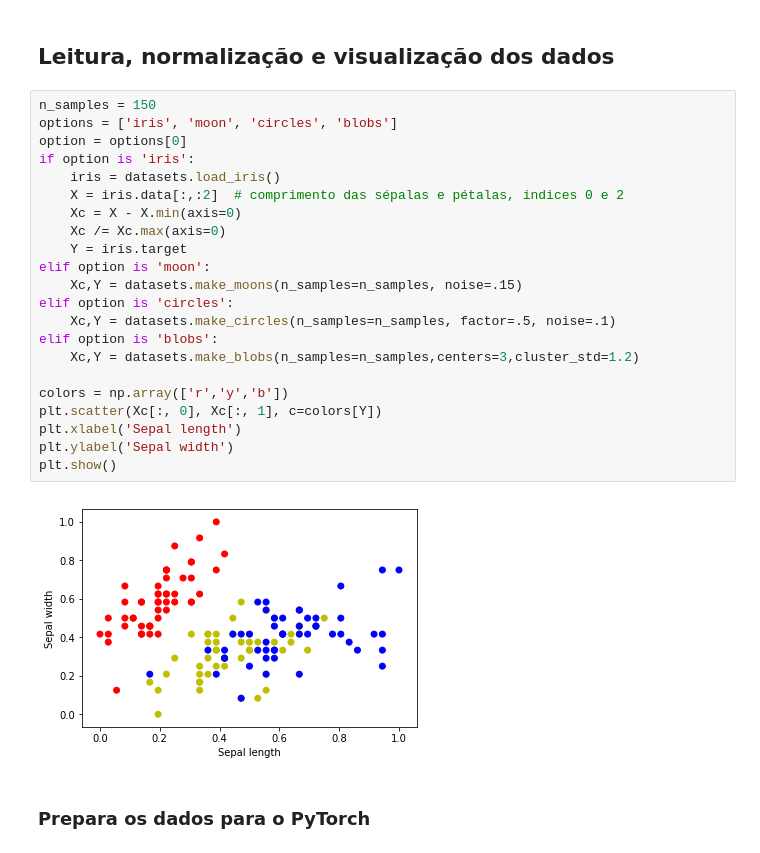
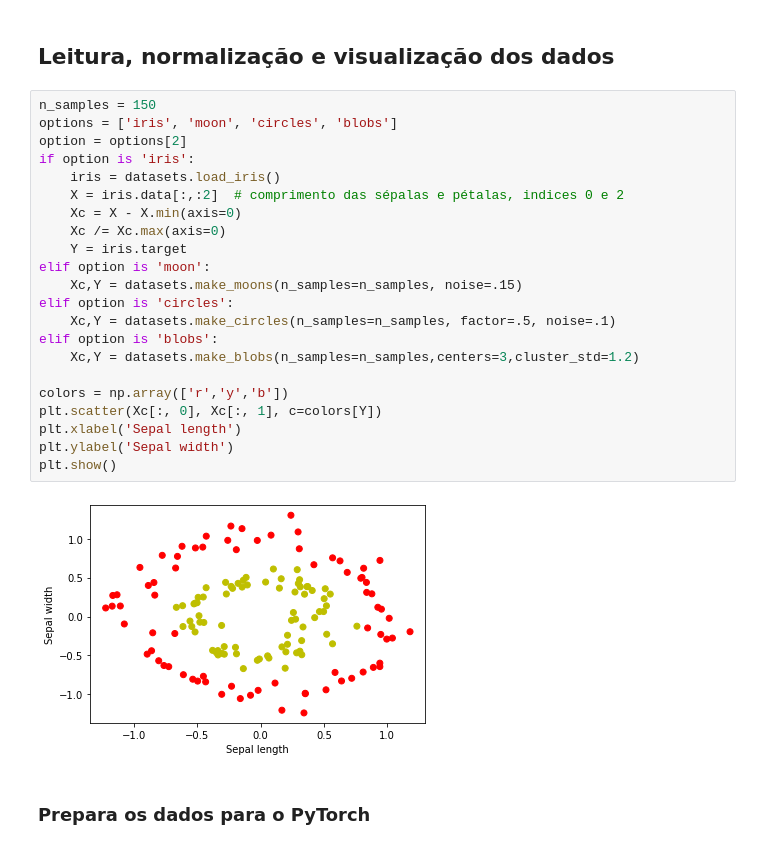
Before and after one commit to robertoalotufo/rnap, a Jupyter notebook: PyTorch/Iris-dataset-2-ou-mais-camadas-fronteira-dinamica.ipynb, the cells around one changed output. Cells and saved outputs as stored; diff of their text form.

```diff
--- a/PyTorch/Iris-dataset-2-ou-mais-camadas-fronteira-dinamica.ipynb
+++ b/PyTorch/Iris-dataset-2-ou-mais-camadas-fronteira-dinamica.ipynb
@@ -28,27 +30,27 @@ import torch.nn as nn
 # %%
 n_samples = 150
 options = ['iris', 'moon', 'circles', 'blobs']
-option = options[0]
+option = options[2]
 if option is 'iris':
     iris = datasets.load_iris()
     X = iris.data[:,:2]  # comprimento das sépalas e pétalas, indices 0 e 2
     Xc = X - X.min(axis=0)
     Xc /= Xc.max(axis=0)
     Y = iris.target
 elif option is 'moon':
     Xc,Y = datasets.make_moons(n_samples=n_samples, noise=.15)
 elif option is 'circles':
     Xc,Y = datasets.make_circles(n_samples=n_samples, factor=.5, noise=.1)
 elif option is 'blobs':
     Xc,Y = datasets.make_blobs(n_samples=n_samples,centers=3,cluster_std=1.2)
 
 colors = np.array(['r','y','b'])
 plt.scatter(Xc[:, 0], Xc[:, 1], c=colors[Y])
 plt.xlabel('Sepal length')
 plt.ylabel('Sepal width')
 plt.show()
 # %% [output]
-[figure, old version]
+[figure, new version]
 # %% [markdown]
 ### Prepara os dados para o PyTorch
 # %%
```
Also changed, not shown: parts of 6 cells of this notebook.
